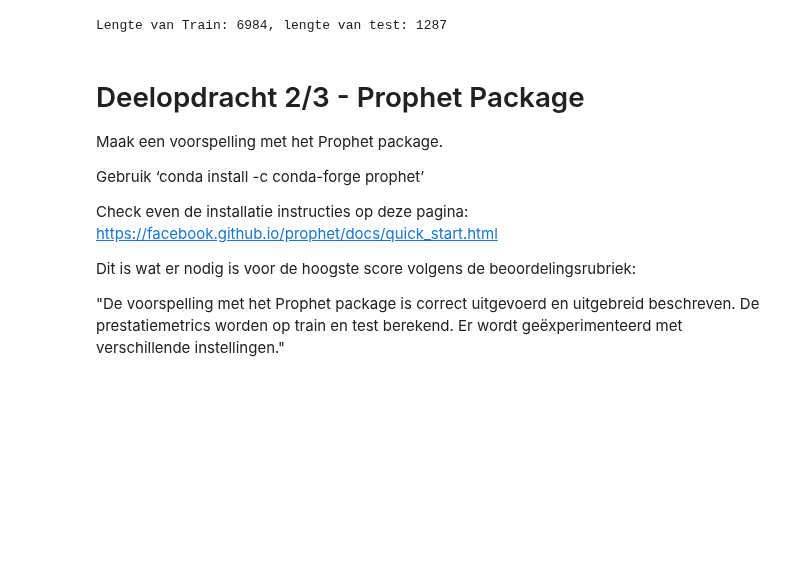
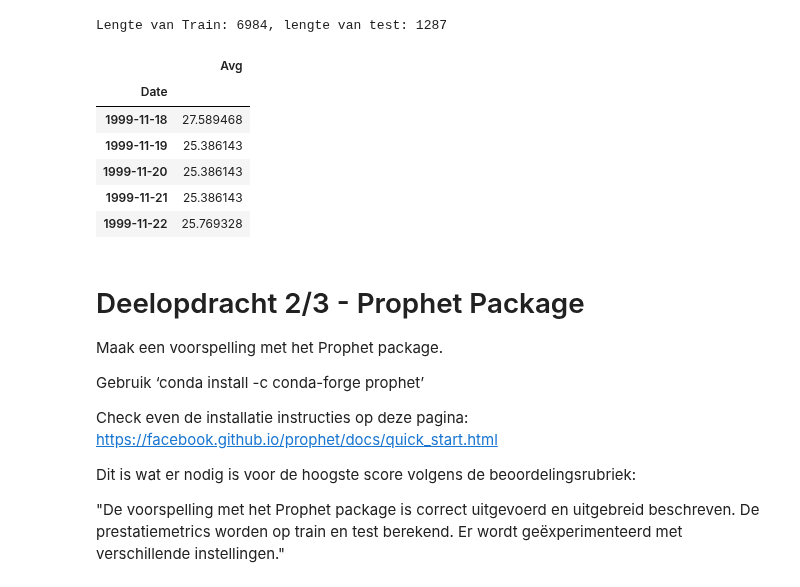
Before and after one commit to yanj27/Smart_Industry, a Jupyter notebook: Data Mining/Opdracht 4/Data Mining - Opdracht 4 (Tijdreeksen).ipynb, the cells around one changed output. Saved outputs shown, nothing was run; the diff lists cells and outputs as text; code cells hidden in the pictures; blank space fills up the shorter version.

```diff
--- a/Data Mining/Opdracht 4/Data Mining - Opdracht 4 (Tijdreeksen).ipynb
+++ b/Data Mining/Opdracht 4/Data Mining - Opdracht 4 (Tijdreeksen).ipynb
@@ -224,13 +225,23 @@ Ja, vergelijkbaar met de trend: alleen Dividend en Stock Splits hebben geen Auto
 # %% [markdown]
 ## Train en test dataset
 # %%
-data_filtered = data_filtered.sort_index() # Sorteren op chronologische volgorde voor de zekerheid
+data_filtered = data_filtered.sort_index()[['Avg']] # Sorteren op chronologische volgorde voor de zekerheid
 train, test = data_filtered.loc[:'2018'], data_filtered.loc['2018':] # We zetten hier de afkappunt bij 2018
 
 X_train, X_test = df_diff.iloc[:len(train)], df_diff.iloc[len(train):]
 print(f'Lengte van Train: {len(X_train)}, lengte van test: {len(X_test)}')
 # %% [output]
 Lengte van Train: 6984, lengte van test: 1287
+# %%
+data_filtered.head()
+# %% [output]
+|  | Avg |
+| Date |  |
+| 1999-11-18 | 27.589468 |
+| 1999-11-19 | 25.386143 |
+| 1999-11-20 | 25.386143 |
+| 1999-11-21 | 25.386143 |
+| 1999-11-22 | 25.769328 |
 # %% [markdown]
 # Deelopdracht 2/3 - Prophet Package
 
```
Also changed, not shown: parts of 2 cells of this notebook.
